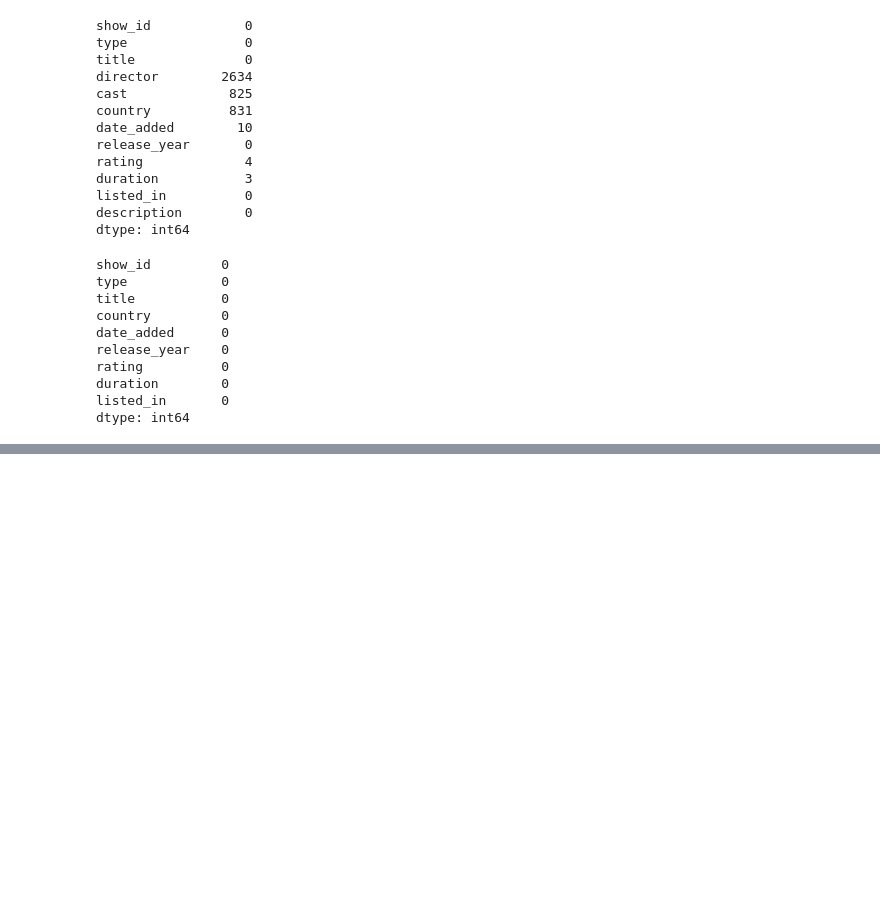
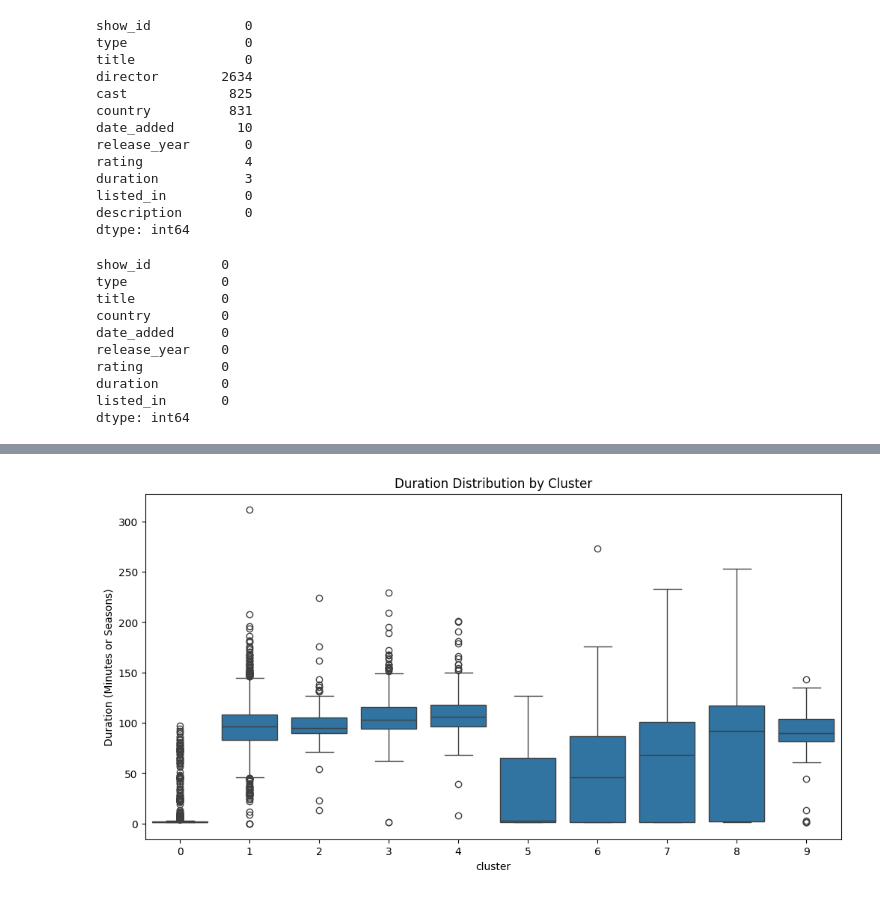
Before and after one commit to khizarkhan101/Netflix-Clustering-Refresher, a Jupyter notebook: netflix.ipynb, the cells around one changed output, grey strips where cells are left out. Cells and saved outputs as stored; diff of their text form; code cells hidden in the pictures; blank space fills up the shorter version.

```diff
--- a/netflix.ipynb
+++ b/netflix.ipynb
@@ -81,3 +81,11 @@ rating          0
 duration        0
 listed_in       0
 dtype: int64
+# %%
+# Extract digits from 'duration' and convert to integer
+df["duration_num"] = df["duration"].str.extract("(\d+)").astype(int)
+
+# Check the new column
+print(df[["duration", "duration_num"]].head())
+print("\nNew Data Types:")
+print(df.dtypes)
@@ -83,0 +143,14 @@ dtype: int64
+# %%
+from sklearn.preprocessing import StandardScaler
+
+# Initialize the scaler
+scaler = StandardScaler()
+
+# Scale the data (returns a math array, so we wrap it back in a DataFrame for readability)
+scaled_features = scaler.fit_transform(features)
+
+# Convert back to DataFrame just to see it
+scaled_df = pd.DataFrame(scaled_features, columns=features.columns)
+
+# Check the new values (they should be small decimals now, like -1.2 or 0.5)
+print(scaled_df.head())
@@ -83,0 +175,13 @@ dtype: int64
+# %%
+from sklearn.cluster import KMeans
+
+# 1. Initialize the AI (Let's ask for 10 groups)
+kmeans = KMeans(n_clusters=10, random_state=42)
+
+# 2. Feed it the scaled data
+# It learns the patterns and assigns a label (0 to 9) to every row
+df['cluster'] = kmeans.fit_predict(scaled_features)
+
+# 3. Check the results
+# See how many movies/shows ended up in each group
+print(df['cluster'].value_counts())
@@ -83,0 +201,12 @@ dtype: int64
+# %%
+import matplotlib.pyplot as plt
+import seaborn as sns
+
+# Create a boxplot to see the duration range for each cluster
+plt.figure(figsize=(12, 6))
+sns.boxplot(x='cluster', y='duration_num', data=df)
+plt.title('Duration Distribution by Cluster')
+plt.ylabel('Duration (Minutes or Seasons)')
+plt.show()
+# %% [output]
+[figure, added]
```
Also changed, not shown: parts of 11 cells of this notebook.
